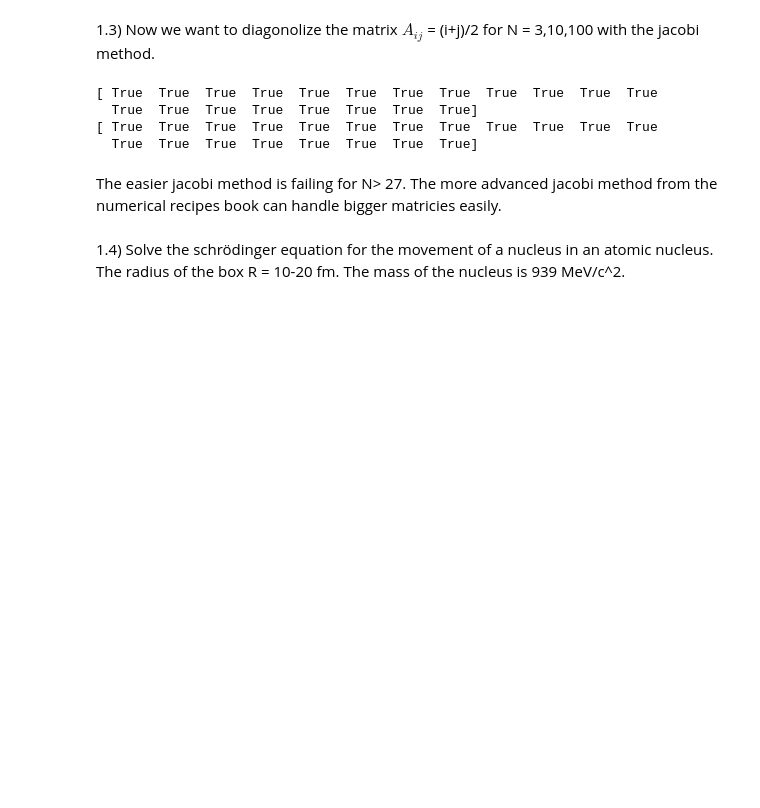
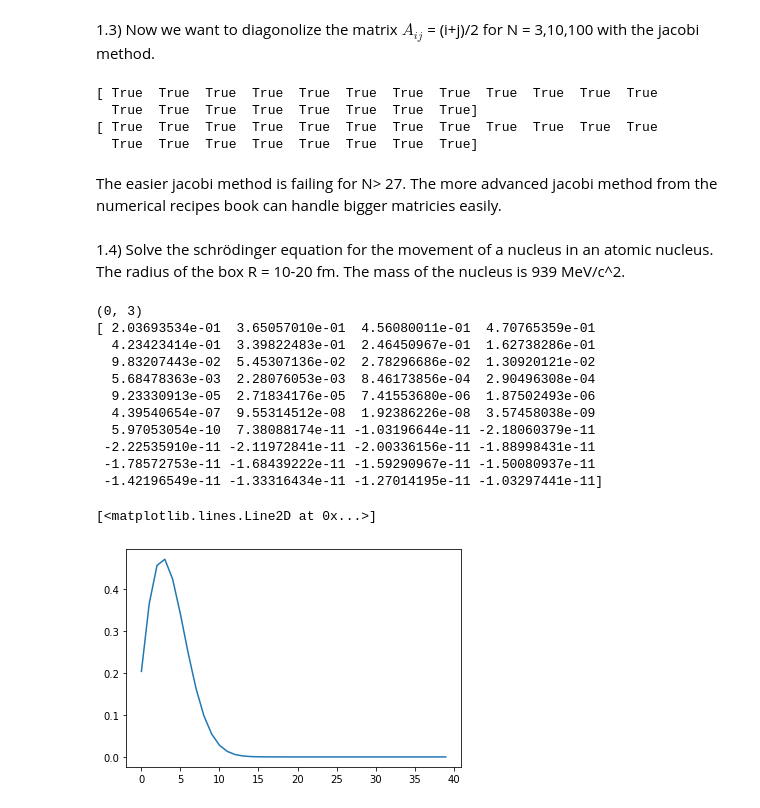
Before and after one commit to TobiLeitgeb/ComputationalPhysics_VO_code, a Jupyter notebook: main.ipynb, the cells around one changed output. Cells and saved outputs as stored; diff of their text form; code cells hidden in the pictures; blank space fills up the shorter version.

Commit message:
Added wavefunction plots

```diff
--- a/main.ipynb
+++ b/main.ipynb
@@ -209,12 +209,12 @@ The easier jacobi method is failing for N> 27. The more advanced jacobi method f
 1.4) Solve the schrödinger equation for the movement of a nucleus in an atomic nucleus. The radius of the box R = 10-20 fm. The mass of the nucleus is 939 MeV/c^2.
 # %%
 #The potential is given as V(r) = 1/2 * m * omega^2 * r^2 with hw = 14 eV
-ev = 1.602176634e-19 #J
+eV = 1.602176634e-19 #J
 c = 299792458 #m/s
 @nb.jit(nopython=True)
 def V(r):
-    M = 938.2720813* 1e6 * ev / c**2
-    omega = 14 *1e6 * ev / h_bar
+    M = 938.2720813* 1e6 * eV / c**2
+    omega = 14 *1e6 * eV / h_bar
     return 0.5 * omega**2 * r**2 * M
 # now we want to calculate  the matrix elements of the hamilton with the given potential.
 #H_mn = <m|H|n> = <m|T|n> + <m|V|n>
@@ -222,15 +222,14 @@ def V(r):
 #and <m|T|n> = <i'l'm'|T|ilm> = d_ii' d_ll' d_mm' (h_q*c)^2/(2Mc^2)k_il^2
 # first we calculate the matrix elements of the kinetic energy
 
-h_bar = 6.582119569e-16 * ev#eV*s
+h_bar = 6.582119569e-16 * eV#eV*s
 c = 299792458 #m/s
-M = 938.2720813* 1e6 * ev / c**2
+M = 938.2720813* 1e6 * eV / c**2
 # %%
 r_0 = 10 * 1e-15 #m
 @nb.njit
 def integrand_scipy(r,i,i_bar,l):
     return sp.spherical_jn(l,k_il[i_bar,l] * r) * sp.spherical_jn(l,k_il[i,l] * r) * r**2 *V(r)
-
 
 @nb.njit
 def integrand_V(r,i,i_bar,l):
@@ -249,7 +248,6 @@ def calculate_alpha(j,l):
     else:
         return 1 / J_lx(l-1,k_il[j,l] * R) * np.sqrt(2/R**3)
 
-
 def calculate_single_V(l,n_roots):
     matrix = np.zeros((n_roots,n_roots))
     alpha_ii_bar = calculate_alpha_matrix(n_roots,l+1)
@@ -260,27 +258,57 @@ def calculate_single_V(l,n_roots):
                 return integrand_V(r,i,i_bar,l)
             matrix[i,i_bar] = trapz(integrand,0,R,200) * calculate_alpha(i,l) * calculate_alpha(i_bar,l)
     return matrix
+
 @nb.jit(nopython=True)
 def calculate_single_T(l,n_roots):
     matrix = np.zeros((n_roots,n_roots))
     for i in range(n_roots):
-        matrix[i,i] = (h_bar * c)**2 / (2 * M * c**2) * k_il[i,l]**2
+        matrix[i,i] = h_bar**2 / (2 * M ) * k_il[i,l]**2
     return matrix
-
 
 def calculate_single_H(l,n_roots):
     return calculate_single_T(l,n_roots) + calculate_single_V(l,n_roots)
 
 def calc_evs(l,n_roots):
-    jac_routine = Jacobi(calculate_single_T(l,n_roots) + calculate_single_V(l,n_roots))
+    # jac_routine = Jacobi(calculate_single_T(l,n_roots) + calculate_single_V(l,n_roots))
+    jac_routine = Jacobi(calculate_single_H(l,n_roots))
     jac_routine.jacobi_diagonalization()
     return jac_routine.d
+
+def numpy_eigvals(l,n_roots):
+    return np.linalg.eig(calculate_single_H(l,n_roots))[0]
+
+def numpy_eigvecs(l,n_roots):
+    return np.linalg.eig(calculate_single_H(l,n_roots))[1]
 # %%
 from joblib import Parallel, delayed
 import multiprocessing
 
-l_max = 100
+l_max = 20
 n_roots = 40
 
 num_cores = multiprocessing.cpu_count()
-evs = Parallel(n_jobs=num_cores)(delayed(calc_evs)(l,n_roots) for l in range(l_max))
+# evs = Parallel(n_jobs=num_cores)(delayed(calc_evs)(l,n_roots) for l in range(l_max))
+np_eigvals = np.array(Parallel(n_jobs=num_cores)(delayed(numpy_eigvals)(l, n_roots) for l in range(l_max)))
+np_eigvecs = np.array(Parallel(n_jobs=num_cores)(delayed(numpy_eigvecs)(l, n_roots) for l in range(l_max)))
+argmin_eigvals = np.unravel_index(np.argmin(np_eigvals), np_eigvals.shape)
+print(argmin_eigvals)
+eigvec_groundstate = np_eigvecs[argmin_eigvals[0],:,argmin_eigvals[1]]
+# eigvec_groundstate = np_eigvecs[10,:,10]
+print(eigvec_groundstate)
+
+plt.plot(eigvec_groundstate)
+# %% [output]
+(0, 3)
+[ 2.03693534e-01  3.65057010e-01  4.56080011e-01  4.70765359e-01
+  4.23423414e-01  3.39822483e-01  2.46450967e-01  1.62738286e-01
+  9.83207443e-02  5.45307136e-02  2.78296686e-02  1.30920121e-02
+  5.68478363e-03  2.28076053e-03  8.46173856e-04  2.90496308e-04
+  9.23330913e-05  2.71834176e-05  7.41553680e-06  1.87502493e-06
+  4.39540654e-07  9.55314512e-08  1.92386226e-08  3.57458038e-09
+  5.97053054e-10  7.38088174e-11 -1.03196644e-11 -2.18060379e-11
+ -2.22535910e-11 -2.11972841e-11 -2.00336156e-11 -1.88998431e-11
+ -1.78572753e-11 -1.68439222e-11 -1.59290967e-11 -1.50080937e-11
+ -1.42196549e-11 -1.33316434e-11 -1.27014195e-11 -1.03297441e-11]
+[<matplotlib.lines.Line2D at 0x...>]
+[figure, added]
```
Also changed, not shown: parts of 9 cells of this notebook.
